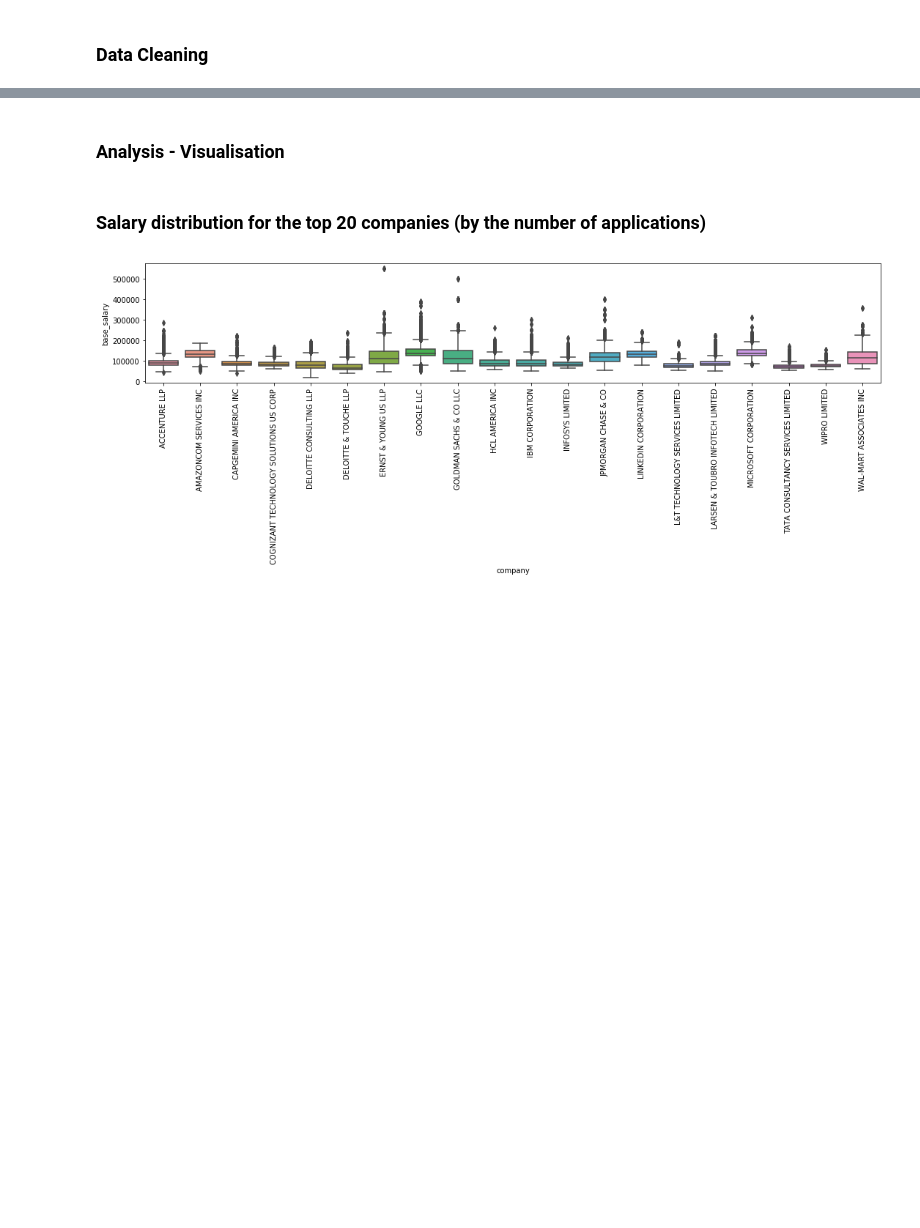
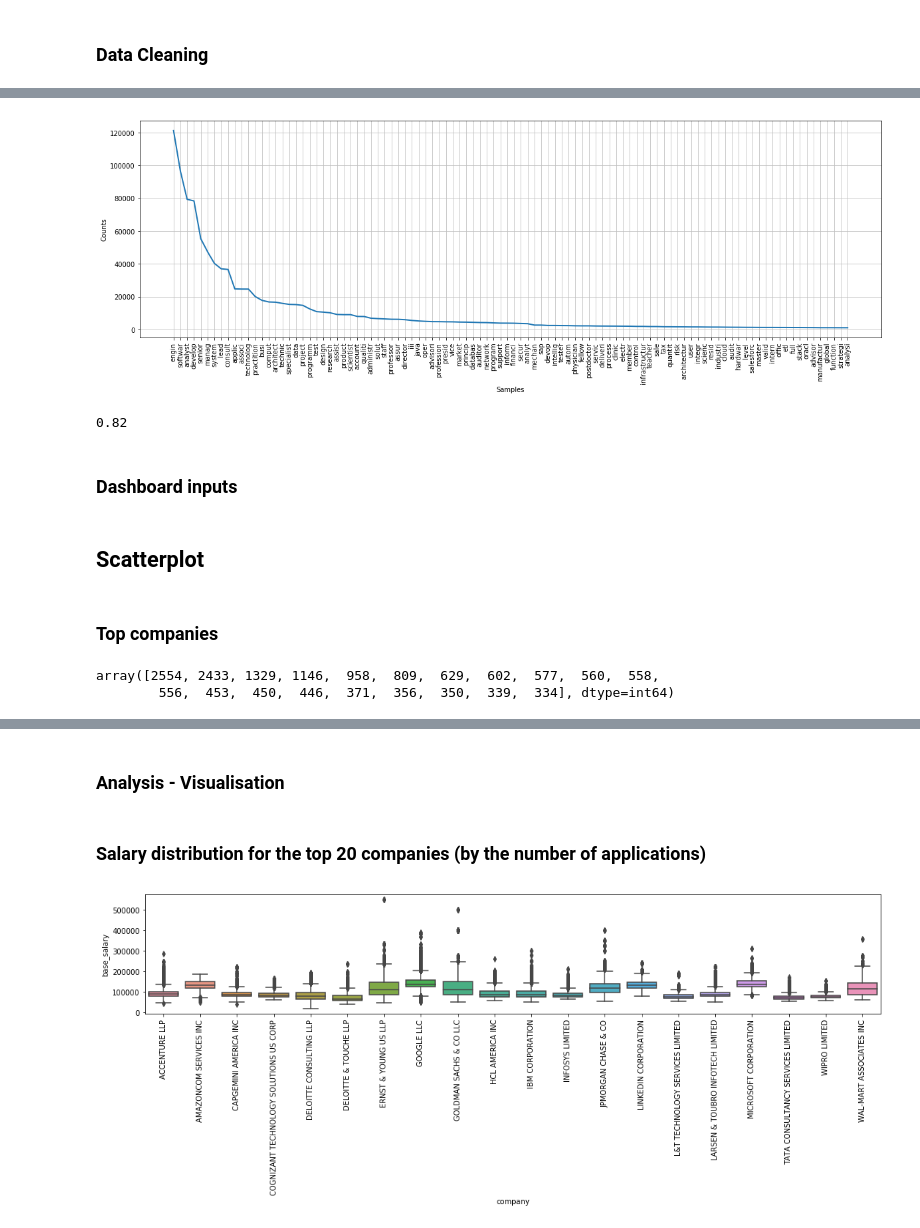
Before and after one commit to jelenalor/analyticsH1B, a Jupyter notebook: h1b_analytics.ipynb, the cells around one changed output, grey strips where cells are left out. Drawn from its saved outputs; the diff is of its cells as text; code cells hidden in the pictures; blank space fills up the shorter version.

```diff
--- a/h1b_analytics.ipynb
+++ b/h1b_analytics.ipynb
@@ -38,0 +123,38 @@ df.head(3)
+# %%
+# extract tokens into a list
+token_array = []
+for row in df["tokens"]:
+    for i in row.split():
+        token_array.append(i)
+
+# Analyse by token
+token_text = nltk.Text(token_array)
+fdist = nltk.FreqDist(token_text)
+plt.figure(figsize = (20, 6))
+fdist.plot(100)
+plt.show()
+# %% [output]
+[figure, added]
+# %%
+# Let's build the list of 'key' token words desribing a profession
+key_title_tokens = ["engin", "develop", "architect", "administr", "account", "auditor",\
+                    "analyst", "manag", "consult", "associ", "presid", "programm", "professor"]
+
+# check how many items we covered by the above list
+counter = 0
+for row in df["tokens"]:
+    for i in row.split():
+        if i in key_title_tokens:
+            counter += 1
+            break
+            # we break after finding any item as onyl want to count a row once if any of key words are in the job_title
+
+round(counter/df.shape[0], 2)
+# We cover 82% of job_title by just those key words - Yaaay!
+# Now we can try to use this logic in our Dashboard Analytics
+# %% [output]
+0.82
+# %% [markdown]
+### Dashboard inputs
+# %% [markdown]
+## Scatterplot
@@ -38,0 +167,2 @@ df.head(3)
+# %% [markdown]
+### Top companies
@@ -38,0 +186,5 @@ df.head(3)
+# %%
+y_count
+# %% [output]
+array([2554, 2433, 1329, 1146,  958,  809,  629,  602,  577,  560,  558,
+        556,  453,  450,  446,  371,  356,  350,  339,  334], dtype=int64)
```
Also changed, not shown: parts of 23 cells of this notebook, 7 other files.
